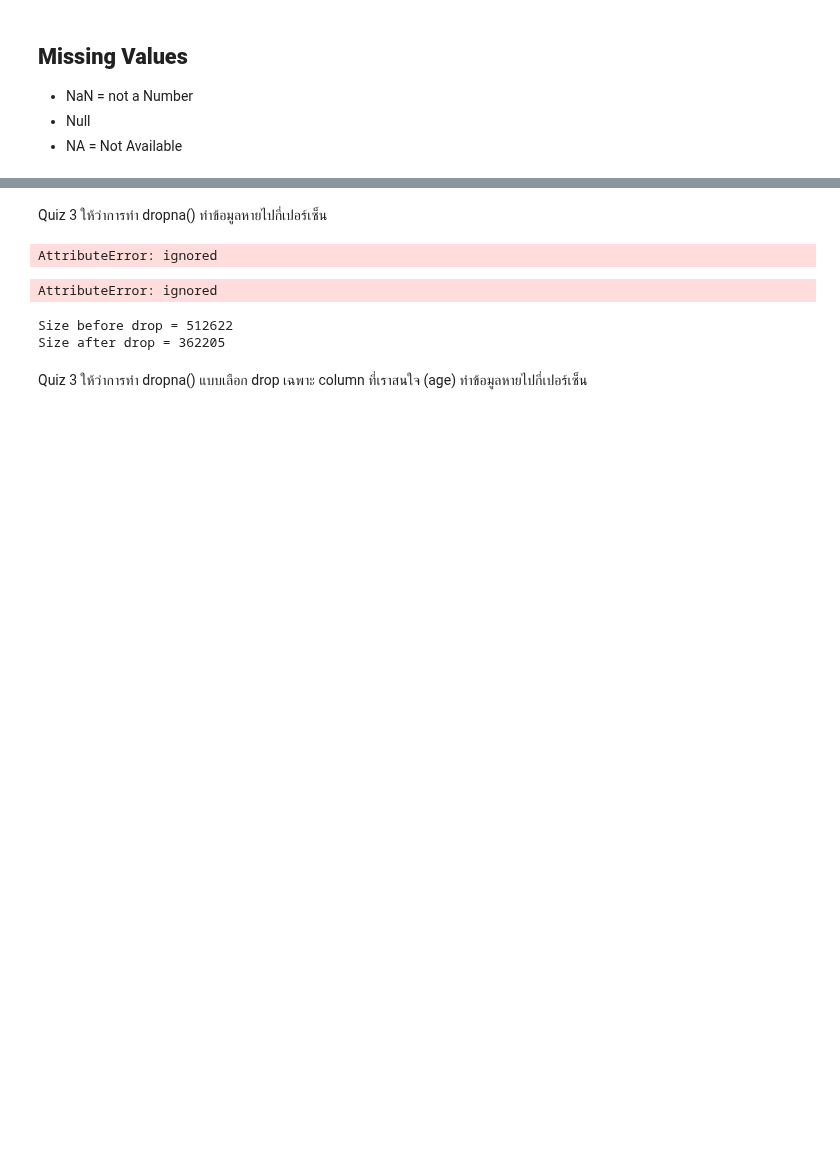
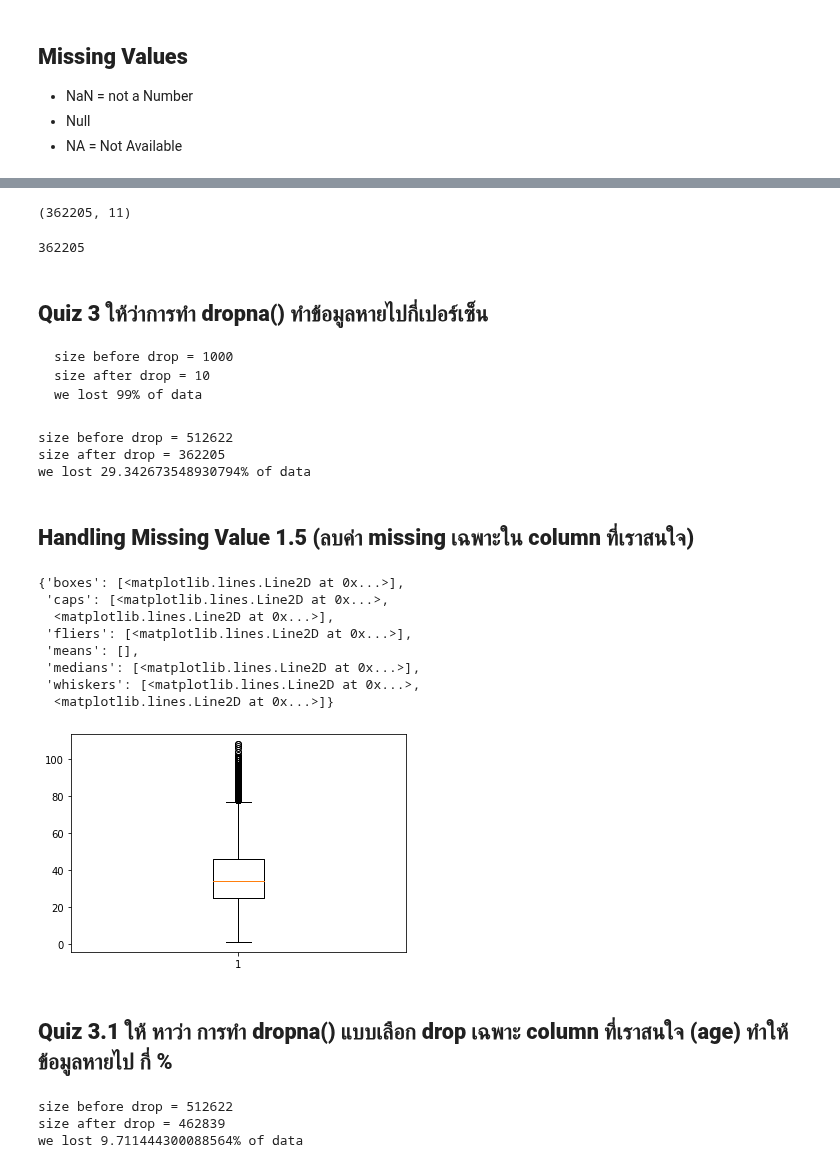
Before and after one commit to sitthatkaja/DWDM21, a Jupyter notebook: Data_Preprocessing(Chapter_3).ipynb, the cells around one changed output, grey strips where cells are left out. Drawn from its saved outputs; the diff is of its cells as text; code cells hidden in the pictures; blank space fills up the shorter version.

````diff
--- a/Data_Preprocessing(Chapter_3).ipynb
+++ b/Data_Preprocessing(Chapter_3).ipynb
@@ -132,6 +219,43 @@ from matplotlib import pyplot as plt
+# %%
+data_cases.dropna().shape
+# %% [output]
+(362205, 11)
+# %%
+data_cases.dropna().shape[0]
+# %% [output]
+362205
 # %% [markdown]
-Quiz 3 ให้ว่าการทำ dropna() ทำข้อมูลหายไปกี่เปอร์เซ็น
+## **Quiz 3 ให้ว่าการทำ dropna() ทำข้อมูลหายไปกี่เปอร์เซ็น**
+
+
+```
+size before drop = 1000
+size after drop = 10
+we lost 99% of data
+```
+# %%
+removed = data_cases.shape[0] - data_cases.dropna().shape[0]
+
+print(f'size before drop = {data_cases.shape[0]}')
+print(f'size after drop = {data_cases.dropna().shape[0]}')
+print(f'we lost {100*(removed/data_cases.shape[0])}% of data')
+# %% [output]
+size before drop = 512622
+size after drop = 362205
+we lost 29.342673548930794% of data
+# %% [markdown]
+## **Handling Missing Value 1.5 (ลบค่า missing เฉพาะใน column ที่เราสนใจ)**
+# %%
+data_cases_nomissingAge = data_cases.dropna(subset=['age'])
 # %%
-plt.boxplot(data_cases['age'.dropna()])
+plt.boxplot(data_cases_nomissingAge['age'])
 # %% [output]
-AttributeError: ignored
+{'boxes': [<matplotlib.lines.Line2D at 0x...>],
+ 'caps': [<matplotlib.lines.Line2D at 0x...>,
+  <matplotlib.lines.Line2D at 0x...>],
+ 'fliers': [<matplotlib.lines.Line2D at 0x...>],
+ 'means': [],
+ 'medians': [<matplotlib.lines.Line2D at 0x...>],
+ 'whiskers': [<matplotlib.lines.Line2D at 0x...>,
+  <matplotlib.lines.Line2D at 0x...>]}
+[figure, added]
@@ -140,14 +262,12 @@ drop =362205
-# %%
-ans = (data_cases.shape[0] - drop) / (data_cases.shapes[0])
-ans
-# %% [output]
-AttributeError: ignored
+# %% [markdown]
+## **Quiz 3.1 ให้ หาว่า การทำ dropna() แบบเลือก drop เฉพาะ column ที่เราสนใจ (age) ทำให้ข้อมูลหายไป กี่ %**
 # %%
-print(f'Size before drop = {data_cases.shape[0]}')
-print(f'Size after drop = {drop}')
-print(f'We loss ... data')
+removed = data_cases.shape[0] - data_cases_nomissingAge.shape[0]
+
+print(f'size before drop = {data_cases.shape[0]}')
+print(f'size after drop = {data_cases_nomissingAge.shape[0]}')
+print(f'we lost {100*(removed/data_cases.shape[0])}% of data')
 # %% [output]
-Size before drop = 512622
-Size after drop = 362205
+size before drop = 512622
+size after drop = 462839
+we lost 9.711444300088564% of data
-# %% [markdown]
-Quiz 3 ให้ว่าการทำ dropna() แบบเลือก drop เฉพาะ column ที่เราสนใจ (age) ทำข้อมูลหายไปกี่เปอร์เซ็น
````
Also changed, not shown: parts of 23 cells of this notebook.
